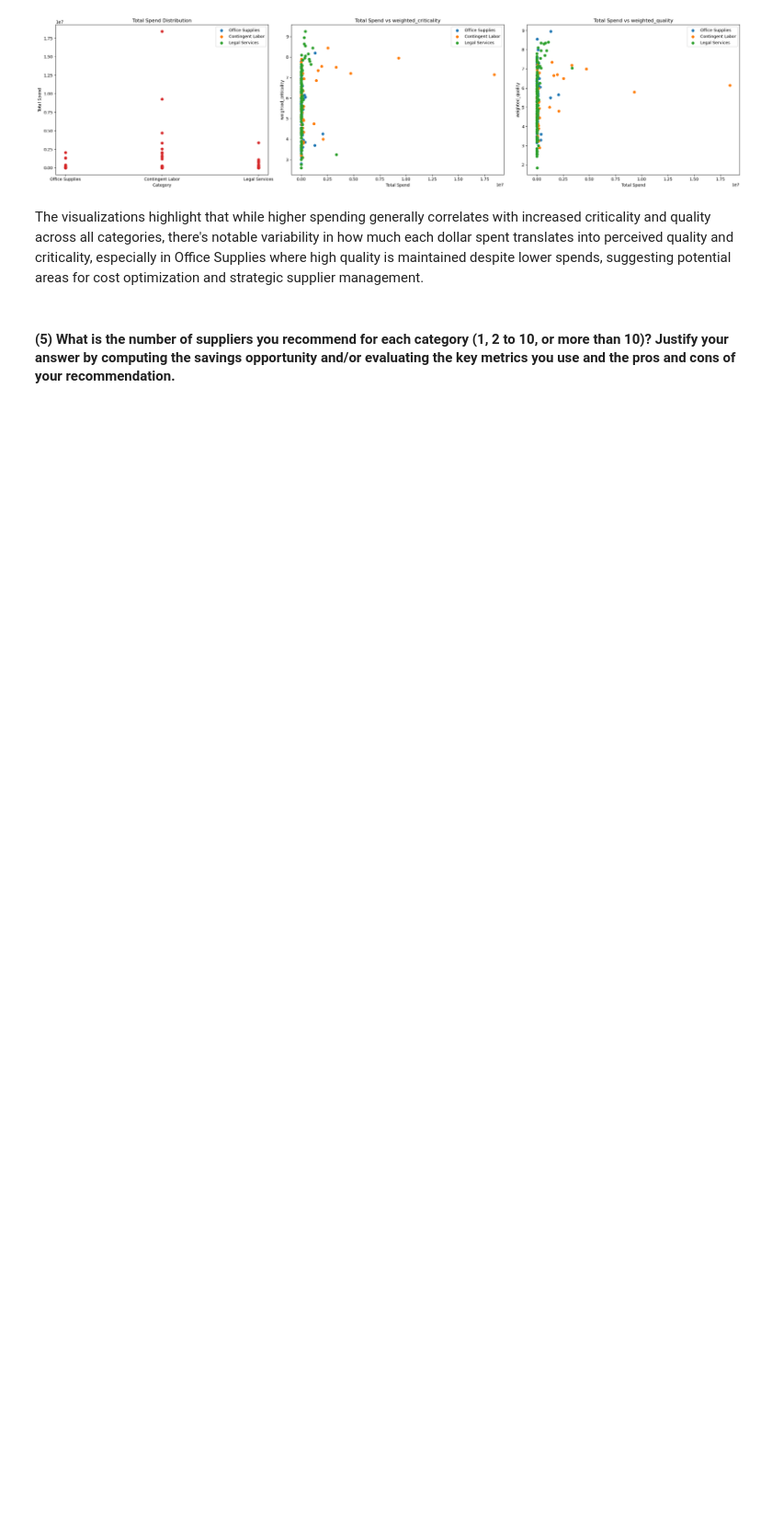
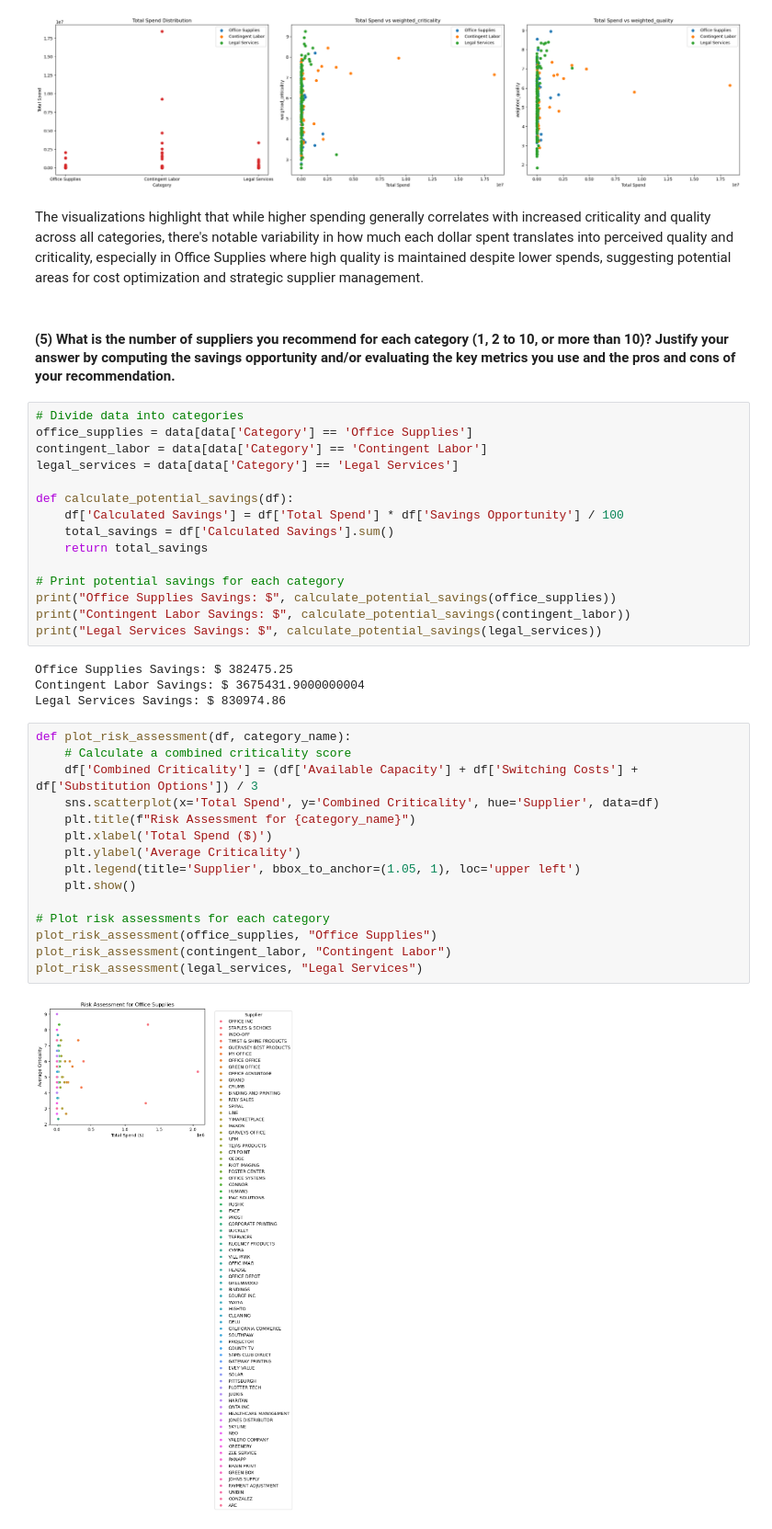
Before and after one commit to rsm-sal072/mgta456_group_km, a Jupyter notebook: notebook.ipynb, the cells around one changed output. Shown at 92% size. Saved outputs shown, nothing was run; the diff lists cells and outputs as text; blank space fills up the shorter version.

```diff
--- a/notebook.ipynb
+++ b/notebook.ipynb
@@ -246,3 +246,39 @@ plot_metrics_with_table(data)
 The visualizations highlight that while higher spending generally correlates with increased criticality and quality across all categories, there's notable variability in how much each dollar spent translates into perceived quality and criticality, especially in Office Supplies where high quality is maintained despite lower spends, suggesting potential areas for cost optimization and strategic supplier management.
 # %% [markdown]
 #### (5) What is the number of suppliers you recommend for each category (1, 2 to 10, or more than 10)? Justify your answer by computing the savings opportunity and/or evaluating the key metrics you use and the pros and cons of your recommendation.
+# %%
+# Divide data into categories
+office_supplies = data[data['Category'] == 'Office Supplies']
+contingent_labor = data[data['Category'] == 'Contingent Labor']
+legal_services = data[data['Category'] == 'Legal Services']
+
+def calculate_potential_savings(df):
+    df['Calculated Savings'] = df['Total Spend'] * df['Savings Opportunity'] / 100
+    total_savings = df['Calculated Savings'].sum()
+    return total_savings
+
+# Print potential savings for each category
+print("Office Supplies Savings: $", calculate_potential_savings(office_supplies))
+print("Contingent Labor Savings: $", calculate_potential_savings(contingent_labor))
+print("Legal Services Savings: $", calculate_potential_savings(legal_services))
+# %% [output]
+Office Supplies Savings: $ 382475.25
+Contingent Labor Savings: $ 3675431.9000000004
+Legal Services Savings: $ 830974.86
+# %%
+def plot_risk_assessment(df, category_name):
+    # Calculate a combined criticality score
+    df['Combined Criticality'] = (df['Available Capacity'] + df['Switching Costs'] + df['Substitution Options']) / 3
+    sns.scatterplot(x='Total Spend', y='Combined Criticality', hue='Supplier', data=df)
+    plt.title(f"Risk Assessment for {category_name}")
+    plt.xlabel('Total Spend ($)')
+    plt.ylabel('Average Criticality')
+    plt.legend(title='Supplier', bbox_to_anchor=(1.05, 1), loc='upper left')
+    plt.show()
+
+# Plot risk assessments for each category
+plot_risk_assessment(office_supplies, "Office Supplies")
+plot_risk_assessment(contingent_labor, "Contingent Labor")
+plot_risk_assessment(legal_services, "Legal Services")
+# %% [output]
+[figure, added]
```
Also changed, not shown: parts of 2 cells of this notebook.
